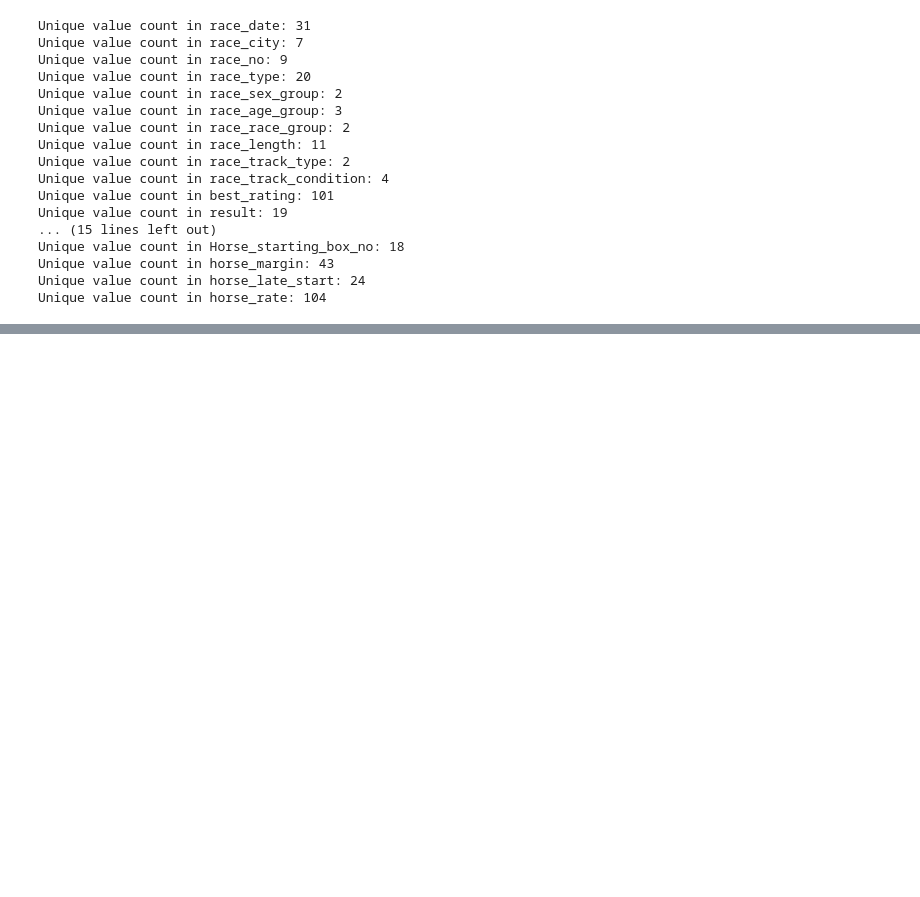
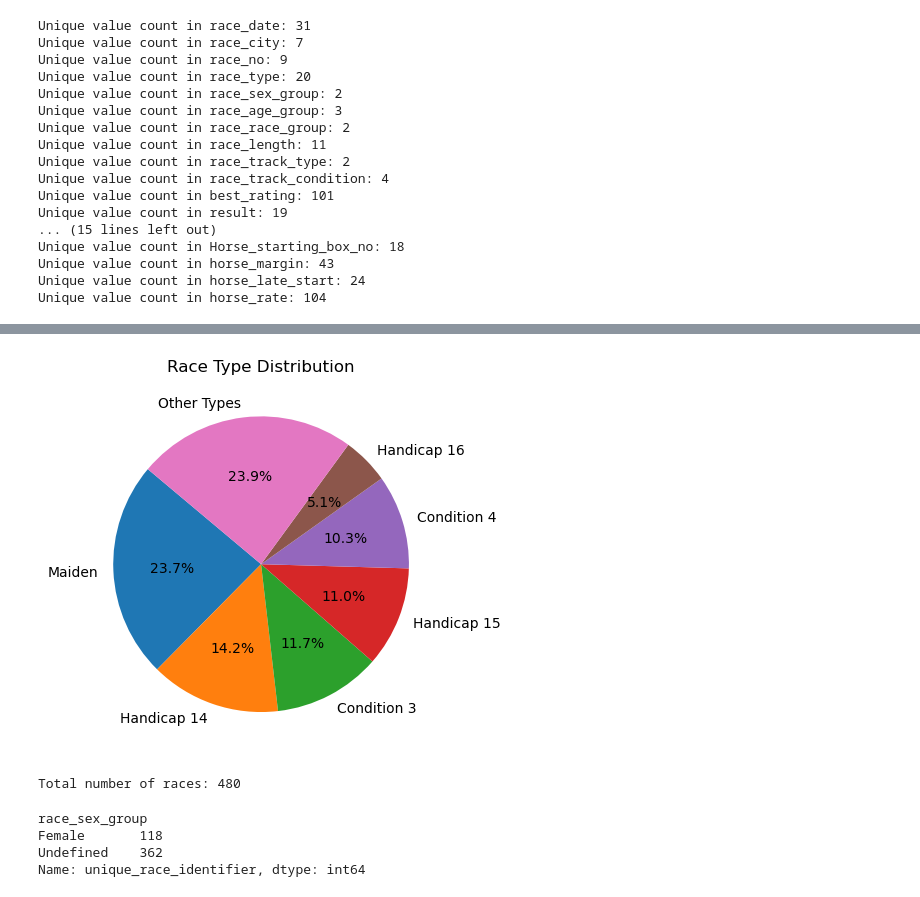
Before and after one commit to moonsunkey/Project-1, a Jupyter notebook: HorseRacing.ipynb, the cells around one changed output, grey strips where cells are left out. Saved outputs shown, nothing was run; the diff lists cells and outputs as text; code cells hidden in the pictures; blank space fills up the shorter version.

Commit message:
Added one column to the data frame to identify race numbers; updated race type distribution question as well as race count per sex group.

```diff
--- a/HorseRacing.ipynb
+++ b/HorseRacing.ipynb
@@ -43,7 +43,7 @@ clean = combined.drop(['horse_origin'], axis=1)
 
 #columns to clean: horse_age(drop 'y')
 
-clean['horse_age'] = df['horse_age'].str.replace('y', '', regex=False)
+clean['horse_age'] = combined['horse_age'].str.replace('y', '', regex=False)
 clean
 # %% [output]
 |  | race_date | race_city | race_no | race_type | race_sex_group | race_age_group | race_race_group | ... |
@@ -83,3 +83,8 @@ Unique value count in Horse_starting_box_no: 18
 Unique value count in horse_margin: 43
 Unique value count in horse_late_start: 24
 Unique value count in horse_rate: 104
+# %%
+#Find out race type distribution#What are the counts of each race type?
+
+race_type_counts = clean['race_type'].value_counts()
+race_type_counts
@@ -85,0 +109,55 @@ Unique value count in horse_rate: 104
+# %%
+#Since there are a lot of race types to display, we are using Pareto rule
+#find out the race types that make up 80% of the total race types and aggregate other types as one variable.
+
+total_races = race_type_counts.sum()
+race_type_percentages = race_type_counts / total_races
+
+# Calculate cumulative percentage and find the 80% threshold
+#calculate comulative percentage of each type
+cumulative_percentage = np.cumsum(race_type_percentages)
+#filter down to only the ones
+race_types_80 = race_type_percentages[cumulative_percentage <= 0.80]
+other_percentage = 1 - race_types_80.sum()
+# %%
+
+
+# Creating a new Series for the plot
+plot_type_distribution = race_types_80
+
+#Add other types to plot_data
+if other_percentage > 0:
+    plot_type_distribution['Other Types'] = other_percentage
+
+# Plotting
+plot_type_distribution.plot(kind='pie', autopct='%1.1f%%', startangle=140)
+plt.title('Race Type Distribution')
+plt.ylabel('')
+plt.show()
+# %% [output]
+[figure, added]
+# %%
+# Calculate the total number of unique races
+#Count the unique values of the combination of race date, race city and race number should produce the total race numbers
+
+unique_races = clean.drop_duplicates(subset=['race_date', 'race_city', 'race_no'])
+
+# Count the unique races
+total_race_count = unique_races.shape[0]
+
+print(f"Total number of races: {total_race_count}")
+# %% [output]
+Total number of races: 480
+# %%
+# Create a unique identifier for each race. This added one column to the dataframe
+clean['unique_race_identifier'] = clean['race_date'].astype(str) + '_' + clean['race_city'].astype(str) + '_' + clean['race_no'].astype(str)
+
+# Group by 'race_sex_group' and count unique 'unique_race_identifier'
+races_per_sex_group = clean.groupby('race_sex_group')['unique_race_identifier'].nunique()
+
+print(races_per_sex_group)
+# %% [output]
+race_sex_group
+Female       118
+Undefined    362
+Name: unique_race_identifier, dtype: int64
```
Also changed, not shown: parts of 5 cells of this notebook.
